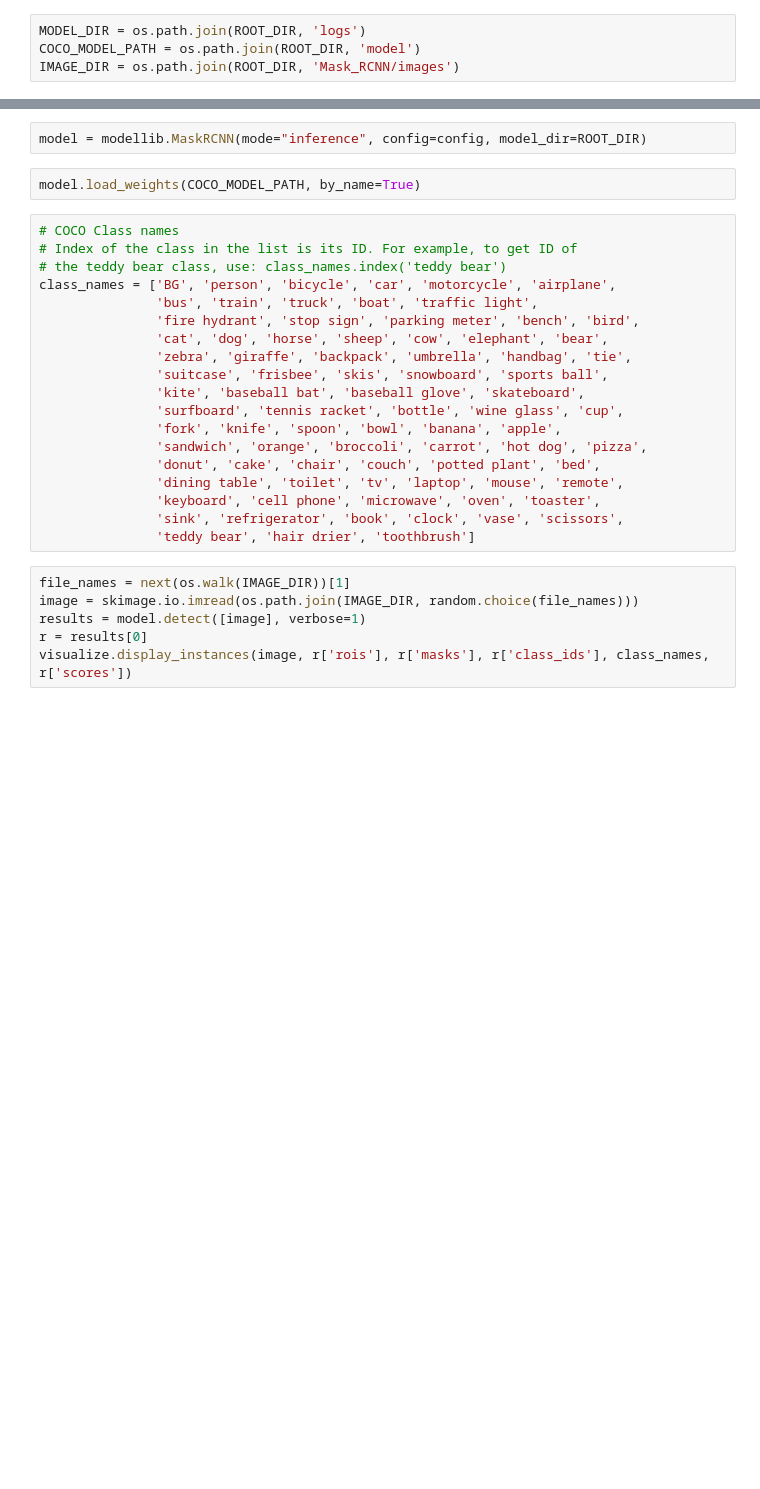
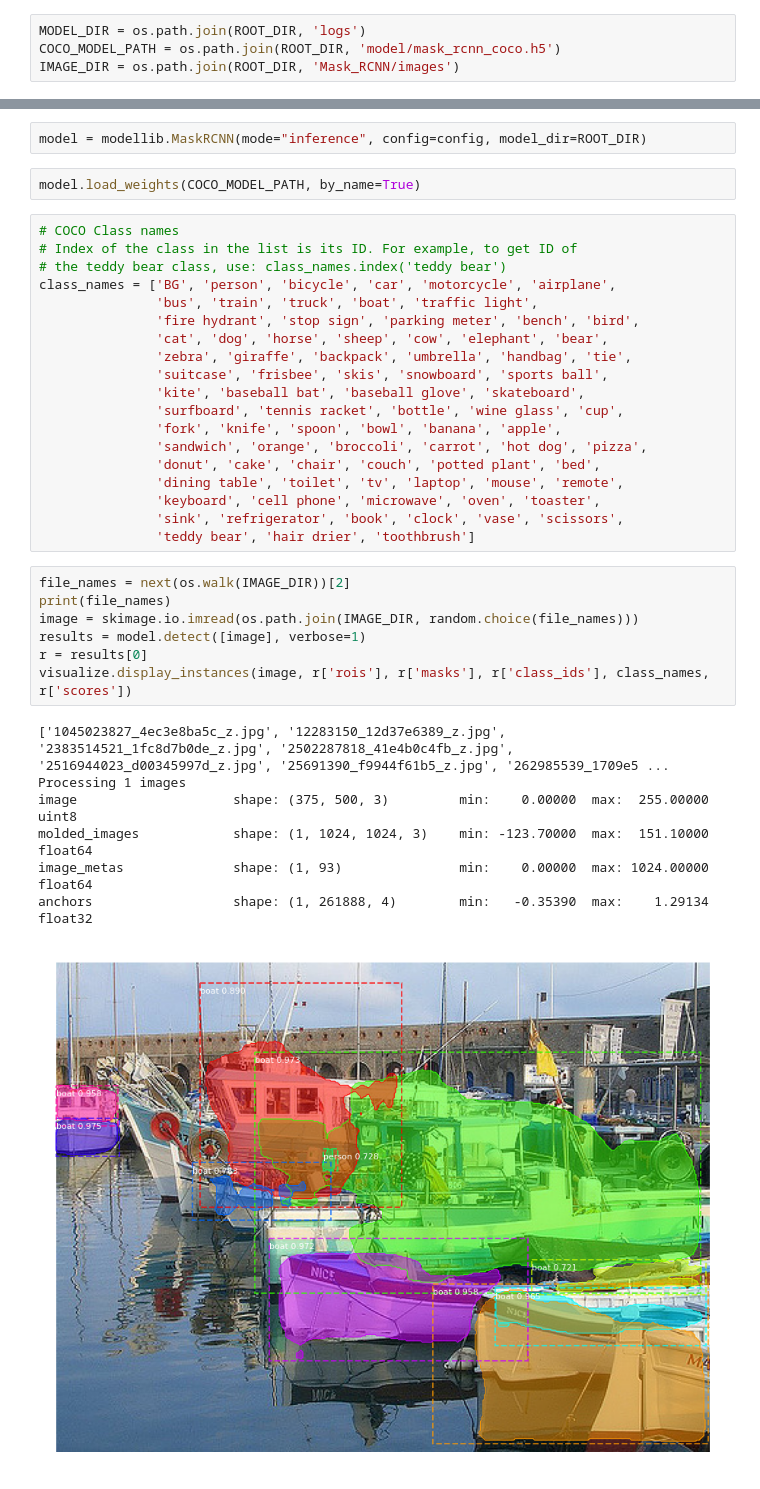
Before and after one commit to buraketmen/instance-segmentation, a Jupyter notebook: segmentation_with_mrcnn.ipynb, the cells around one changed output, grey strips where cells are left out. Saved outputs shown, nothing was run; the diff lists cells and outputs as text; blank space fills up the shorter version.

```diff
--- a/segmentation_with_mrcnn.ipynb
+++ b/segmentation_with_mrcnn.ipynb
@@ -47,7 +35,7 @@ from keras.engine import saving
 %matplotlib inline
 # %%
 MODEL_DIR = os.path.join(ROOT_DIR, 'logs')
-COCO_MODEL_PATH = os.path.join(ROOT_DIR, 'model')
+COCO_MODEL_PATH = os.path.join(ROOT_DIR, 'model/mask_rcnn_coco.h5')
 IMAGE_DIR = os.path.join(ROOT_DIR, 'Mask_RCNN/images')
 # %%
 class InferenceConfig(coco.CocoConfig):
@@ -82,8 +88,17 @@ class_names = ['BG', 'person', 'bicycle', 'car', 'motorcycle', 'airplane',
                'sink', 'refrigerator', 'book', 'clock', 'vase', 'scissors',
                'teddy bear', 'hair drier', 'toothbrush']
 # %%
-file_names = next(os.walk(IMAGE_DIR))[1]
+file_names = next(os.walk(IMAGE_DIR))[2]
+print(file_names)
 image = skimage.io.imread(os.path.join(IMAGE_DIR, random.choice(file_names)))
 results = model.detect([image], verbose=1)
 r = results[0]
 visualize.display_instances(image, r['rois'], r['masks'], r['class_ids'], class_names, r['scores'])
+# %% [output]
+['1045023827_4ec3e8ba5c_z.jpg', '12283150_12d37e6389_z.jpg', '2383514521_1fc8d7b0de_z.jpg', '2502287818_41e4b0c4fb_z.jpg', '2516944023_d00345997d_z.jpg', '25691390_f9944f61b5_z.jpg', '262985539_1709e5 ...
+Processing 1 images
+image                    shape: (375, 500, 3)         min:    0.00000  max:  255.00000  uint8
+molded_images            shape: (1, 1024, 1024, 3)    min: -123.70000  max:  151.10000  float64
+image_metas              shape: (1, 93)               min:    0.00000  max: 1024.00000  float64
+anchors                  shape: (1, 261888, 4)        min:   -0.35390  max:    1.29134  float32
+[figure, added]
```
Also changed, not shown: parts of 3 cells of this notebook.
